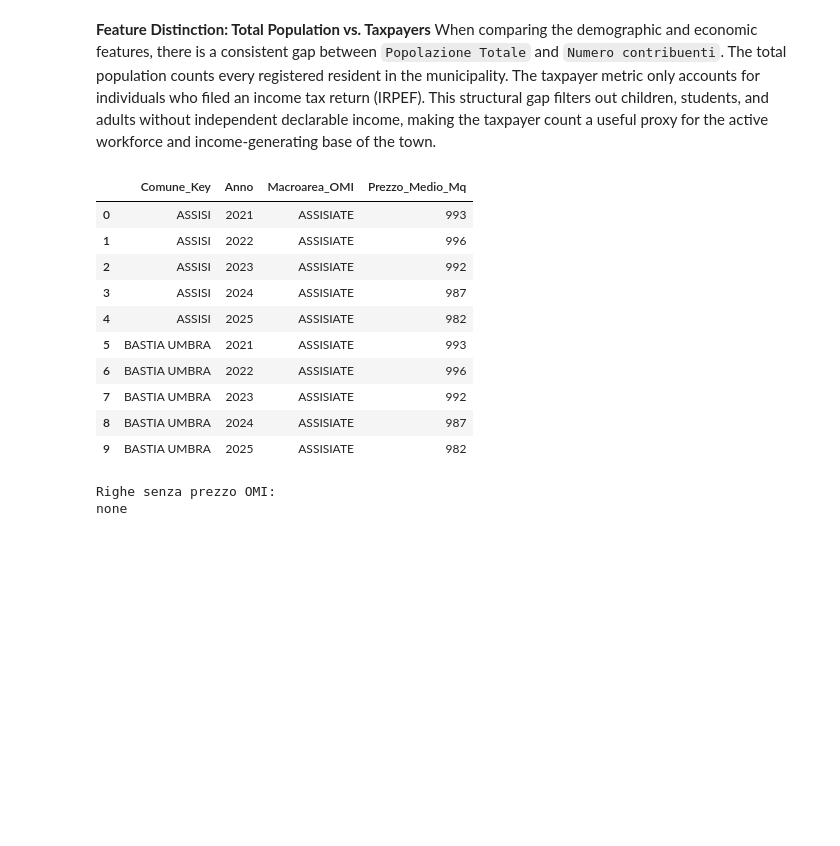
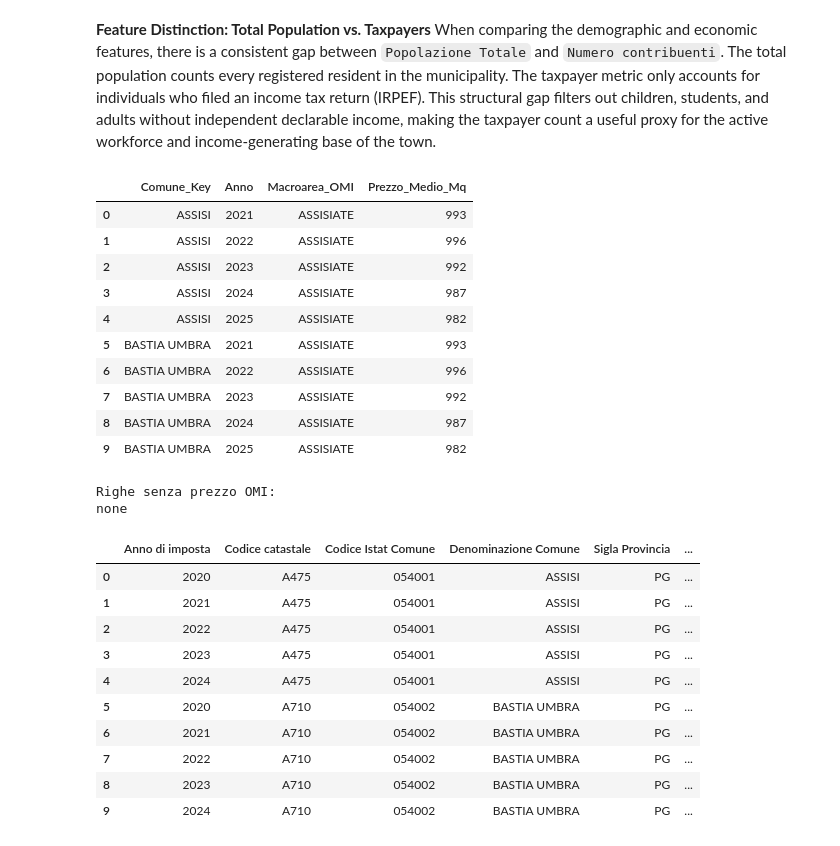
Before and after one commit to leobagnoli/umbria-housing-prices, a Jupyter notebook: notebooks/01_data_exploration_multiyear.ipynb, the cells around one changed output. Saved outputs shown, nothing was run; the diff lists cells and outputs as text; code cells hidden in the pictures; blank space fills up the shorter version.

```diff
--- a/notebooks/01_data_exploration_multiyear.ipynb
+++ b/notebooks/01_data_exploration_multiyear.ipynb
@@ -338,31 +377,44 @@ omi_long = (
 )
 omi_long['Anno'] = omi_long['Anno'].astype(int)
 
 dataset_completo['Macroarea_OMI'] = dataset_completo['Comune_Key'].map(comune_to_macroarea)
 dataset_completo = (
     dataset_completo.drop(columns='Prezzo_Medio_Mq', errors='ignore')
     .merge(omi_long, on=['Macroarea_OMI', 'Anno'], how='left', validate='many_to_one')
 )
 
 display(dataset_completo[['Comune_Key', 'Anno', 'Macroarea_OMI', 'Prezzo_Medio_Mq']].head(10))
 
 # Sanity check: macro-area/year combinations without a price (empty years above, or keys like 'VAL NERINA' missing)
 no_price = (dataset_completo[dataset_completo['Prezzo_Medio_Mq'].isna()]
             .groupby(['Anno', 'Macroarea_OMI']).size())
 print("Righe senza prezzo OMI:")
 print(no_price.to_string() if len(no_price) else "none")
+
+display(dataset_completo.head(10))
 # %% [output]
 |  | Comune_Key | Anno | Macroarea_OMI | Prezzo_Medio_Mq |
 | 0 | ASSISI | 2021 | ASSISIATE | 993 |
 | 1 | ASSISI | 2022 | ASSISIATE | 996 |
 | 2 | ASSISI | 2023 | ASSISIATE | 992 |
 | 3 | ASSISI | 2024 | ASSISIATE | 987 |
 | 4 | ASSISI | 2025 | ASSISIATE | 982 |
 | 5 | BASTIA UMBRA | 2021 | ASSISIATE | 993 |
 | 6 | BASTIA UMBRA | 2022 | ASSISIATE | 996 |
 | 7 | BASTIA UMBRA | 2023 | ASSISIATE | 992 |
 | 8 | BASTIA UMBRA | 2024 | ASSISIATE | 987 |
 | 9 | BASTIA UMBRA | 2025 | ASSISIATE | 982 |
 Righe senza prezzo OMI:
 none
+|  | Anno di imposta | Codice catastale | Codice Istat Comune | Denominazione Comune | Sigla Provincia | ... |
+| 0 | 2020 | A475 | 054001 | ASSISI | PG | ... |
+| 1 | 2021 | A475 | 054001 | ASSISI | PG | ... |
+| 2 | 2022 | A475 | 054001 | ASSISI | PG | ... |
+| 3 | 2023 | A475 | 054001 | ASSISI | PG | ... |
+| 4 | 2024 | A475 | 054001 | ASSISI | PG | ... |
+| 5 | 2020 | A710 | 054002 | BASTIA UMBRA | PG | ... |
+| 6 | 2021 | A710 | 054002 | BASTIA UMBRA | PG | ... |
+| 7 | 2022 | A710 | 054002 | BASTIA UMBRA | PG | ... |
+| 8 | 2023 | A710 | 054002 | BASTIA UMBRA | PG | ... |
+| 9 | 2024 | A710 | 054002 | BASTIA UMBRA | PG | ... |
 # %%
```
Also changed, not shown: parts of 5 cells of this notebook, 5 other files.
